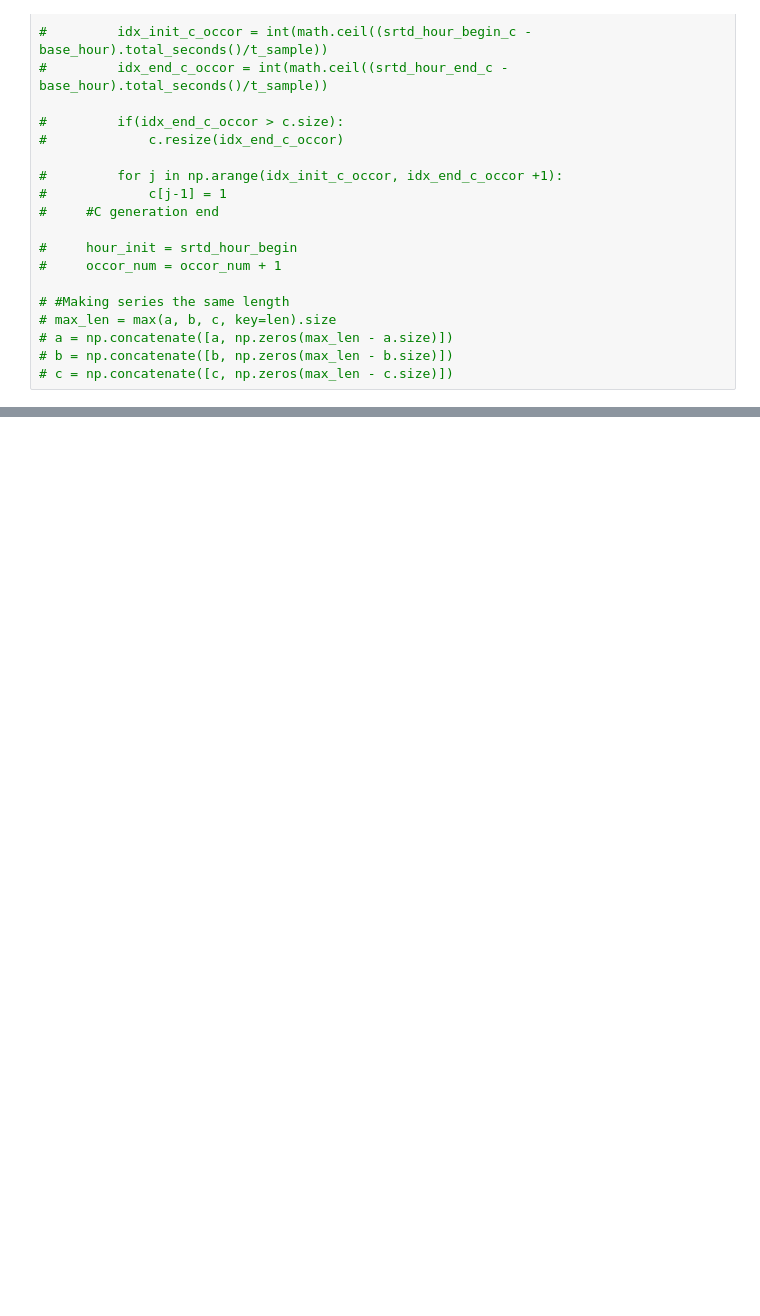
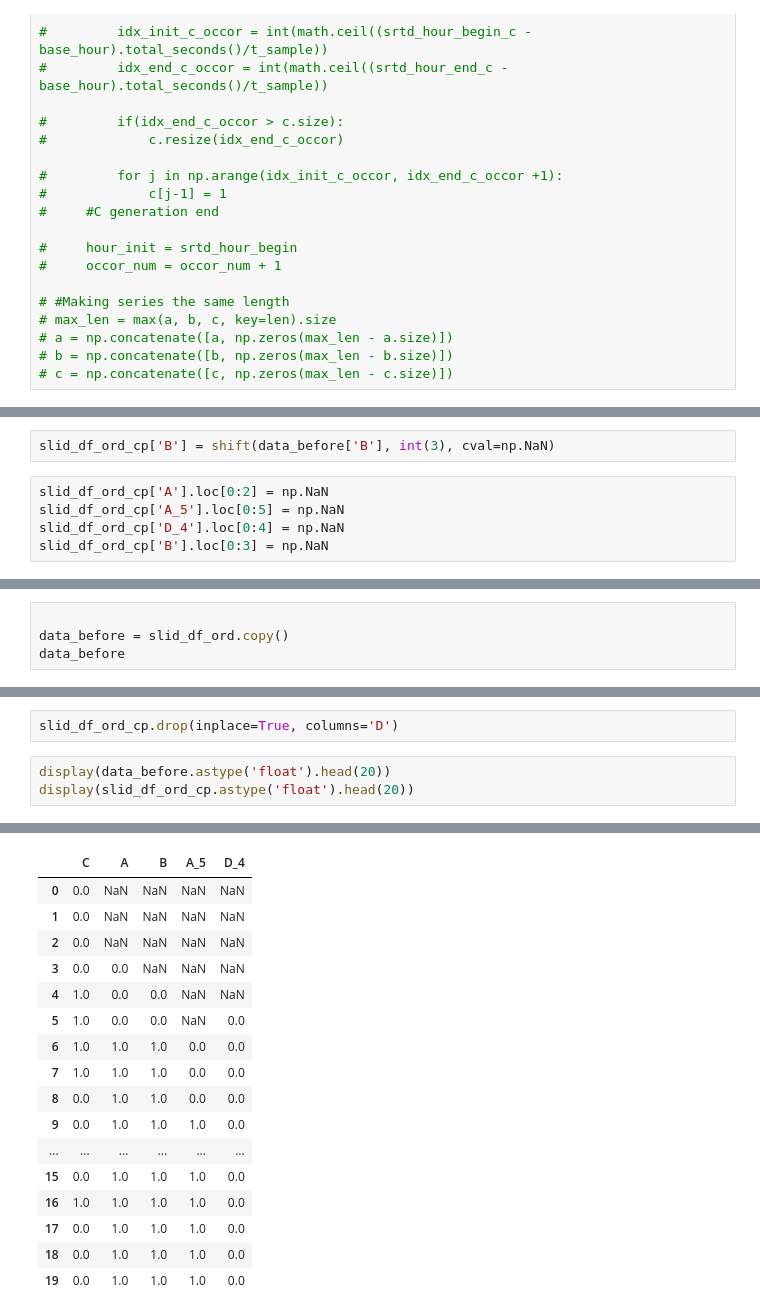
Before and after one commit to ruteee/pesquisa, a Jupyter notebook: TransEntropy_mod.ipynb, the cells around one changed output, grey strips where cells are left out. Saved outputs shown, nothing was run; the diff lists cells and outputs as text; blank space fills up the shorter version.

```diff
--- a/TransEntropy_mod.ipynb
+++ b/TransEntropy_mod.ipynb
@@ -810,0 +830,7 @@ graph_simple(graph_final_50)
+# %%
+slid_df_ord_cp['B'] = shift(data_before['B'], int(3), cval=np.NaN)
+# %%
+slid_df_ord_cp['A'].loc[0:2] = np.NaN
+slid_df_ord_cp['A_5'].loc[0:5] = np.NaN
+slid_df_ord_cp['D_4'].loc[0:4] = np.NaN
+slid_df_ord_cp['B'].loc[0:3] = np.NaN
@@ -810,0 +842,4 @@ graph_simple(graph_final_50)
+# %%
+
+data_before = slid_df_ord.copy()
+data_before
@@ -810,0 +877,6 @@ graph_simple(graph_final_50)
+# %%
+slid_df_ord_cp.drop(inplace=True, columns='D')
+# %%
+display(data_before.astype('float').head(20))
+display(slid_df_ord_cp.astype('float').head(20))
+# %% [output]
@@ -810,0 +900,17 @@ graph_simple(graph_final_50)
+|  | C | A | B | A_5 | D_4 |
+| 0 | 0.0 | NaN | NaN | NaN | NaN |
+| 1 | 0.0 | NaN | NaN | NaN | NaN |
+| 2 | 0.0 | NaN | NaN | NaN | NaN |
+| 3 | 0.0 | 0.0 | NaN | NaN | NaN |
+| 4 | 1.0 | 0.0 | 0.0 | NaN | NaN |
+| 5 | 1.0 | 0.0 | 0.0 | NaN | 0.0 |
+| 6 | 1.0 | 1.0 | 1.0 | 0.0 | 0.0 |
+| 7 | 1.0 | 1.0 | 1.0 | 0.0 | 0.0 |
+| 8 | 0.0 | 1.0 | 1.0 | 0.0 | 0.0 |
+| 9 | 0.0 | 1.0 | 1.0 | 1.0 | 0.0 |
+| ... | ... | ... | ... | ... | ... |
+| 15 | 0.0 | 1.0 | 1.0 | 1.0 | 0.0 |
+| 16 | 1.0 | 1.0 | 1.0 | 1.0 | 0.0 |
+| 17 | 0.0 | 1.0 | 1.0 | 1.0 | 0.0 |
+| 18 | 0.0 | 1.0 | 1.0 | 1.0 | 0.0 |
+| 19 | 0.0 | 1.0 | 1.0 | 1.0 | 0.0 |
```
Also changed, not shown: parts of 16 cells of this notebook, 11 other files.
